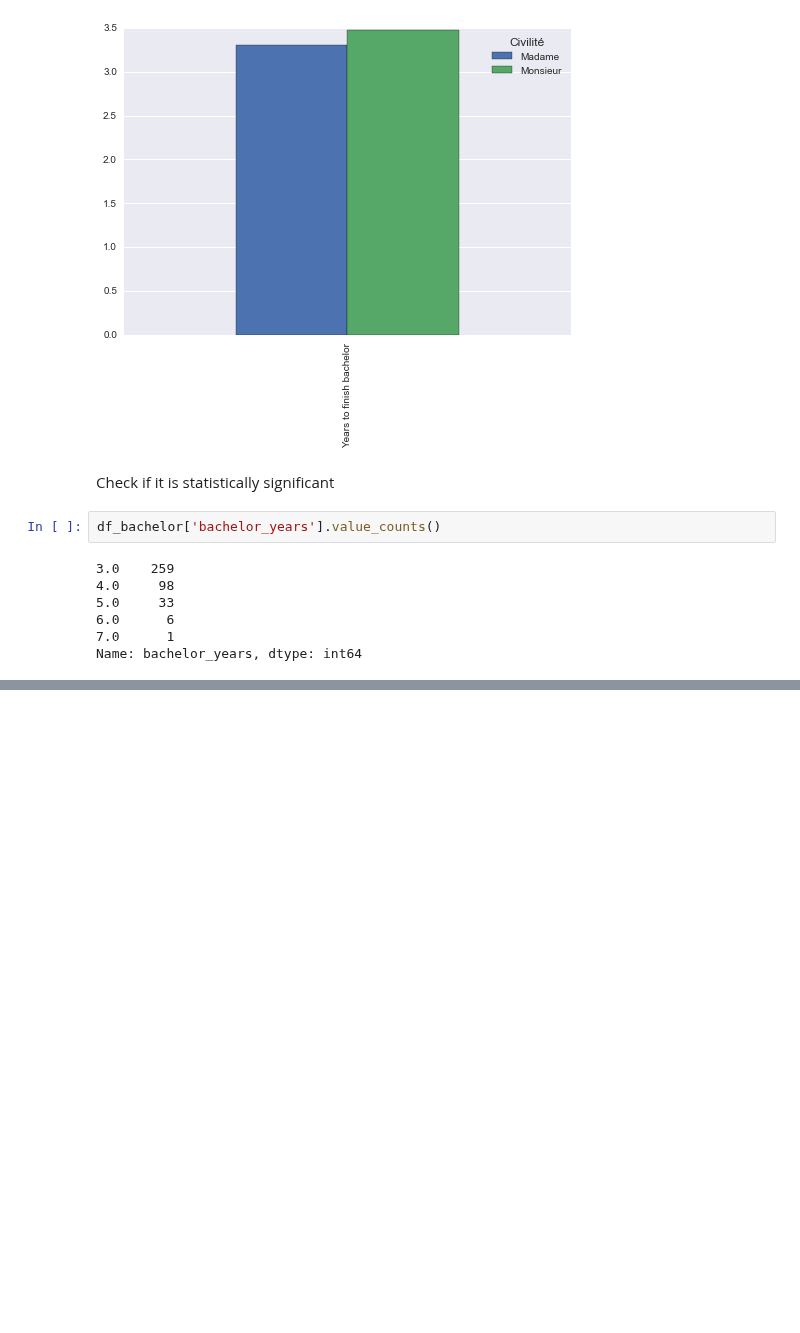
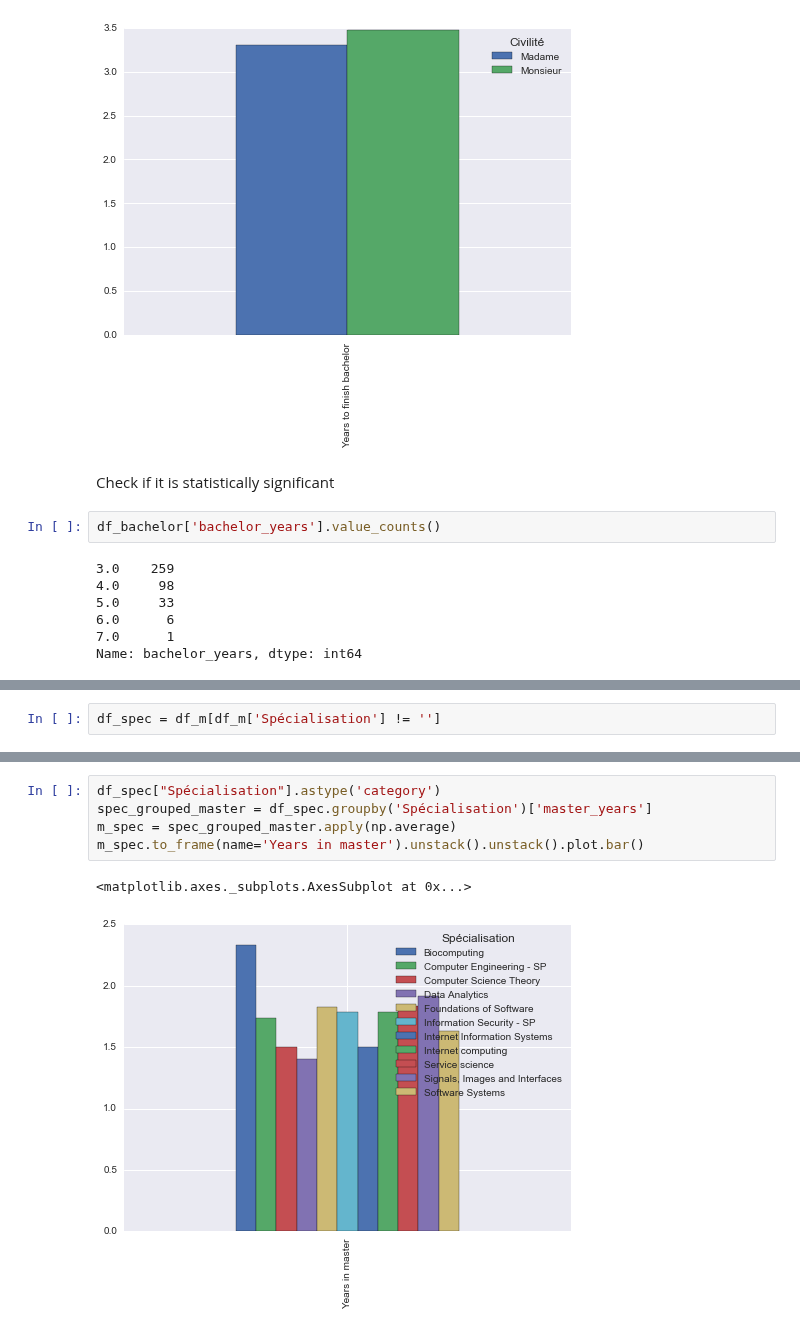
Before and after one commit to semplea/adaepfl-hw, a Jupyter notebook: 02 - Data from the Web/data_mining.ipynb, the cells around one changed output, grey strips where cells are left out. Cells and saved outputs as stored; diff of their text form; blank space fills up the shorter version.

```diff
--- a/02 - Data from the Web/data_mining.ipynb
+++ b/02 - Data from the Web/data_mining.ipynb
@@ -297,0 +457,2 @@ Name: bachelor_years, dtype: int64
+# %%
+df_spec = df_m[df_m['Spécialisation'] != '']
@@ -297,0 +481,8 @@ Name: bachelor_years, dtype: int64
+# %%
+df_spec["Spécialisation"].astype('category')
+spec_grouped_master = df_spec.groupby('Spécialisation')['master_years']
+m_spec = spec_grouped_master.apply(np.average)
+m_spec.to_frame(name='Years in master').unstack().unstack().plot.bar()
+# %% [output]
+<matplotlib.axes._subplots.AxesSubplot at 0x...>
+[figure, added]
```
Also changed, not shown: parts of 20 cells of this notebook.
